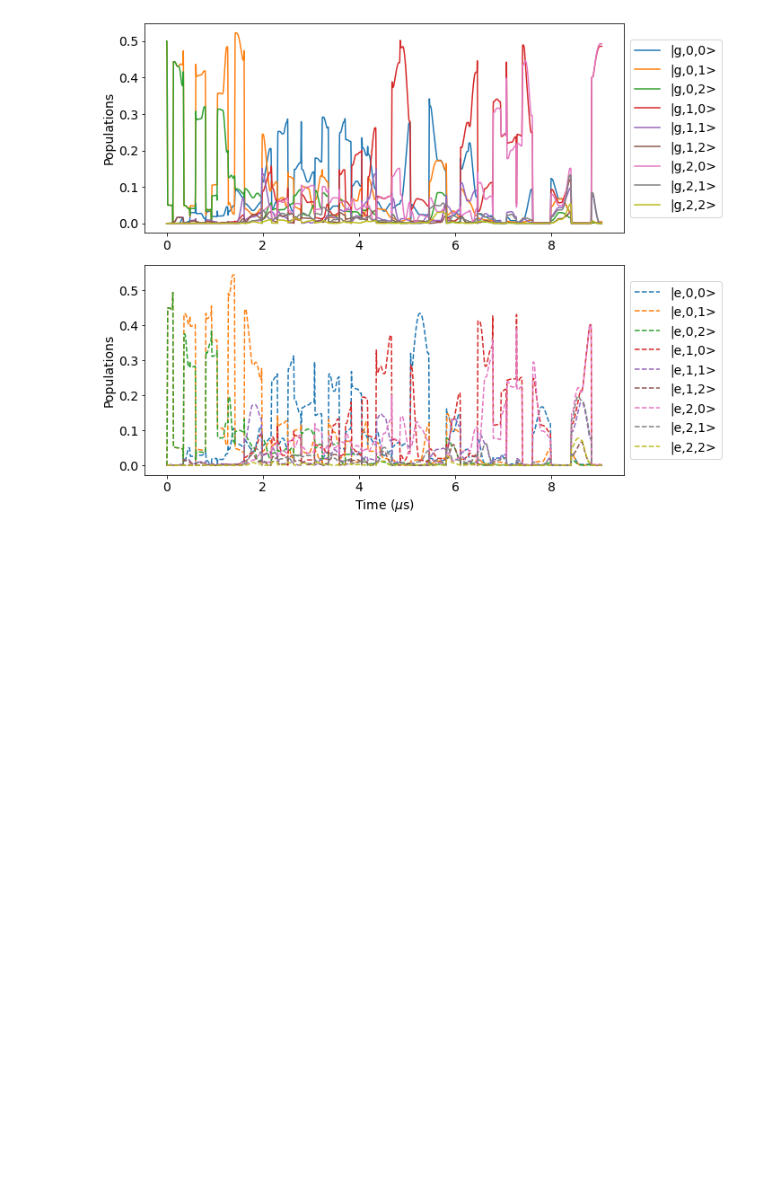
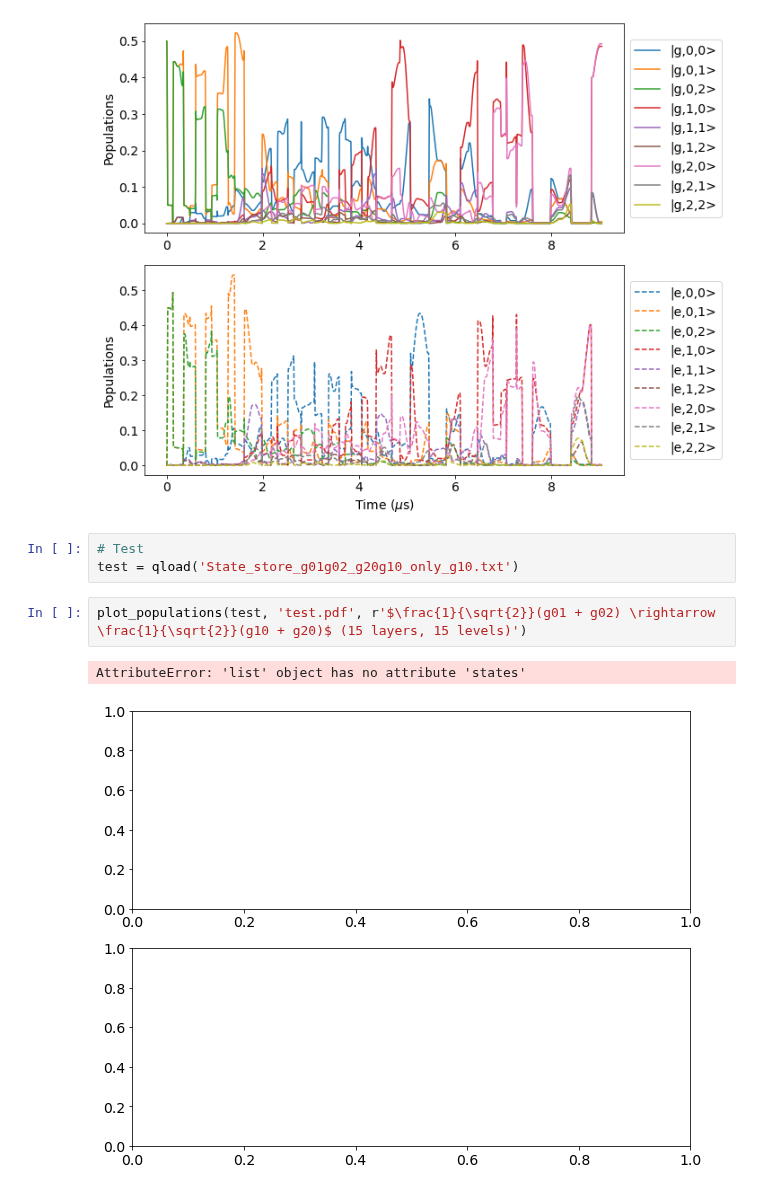
Before and after one commit to EeshGupta/Multimode-Conditional-Displacements, a Jupyter notebook: hpc_runs/two_mode_ecd/Simultaneous State Transfer/Qutip Simulation.ipynb, the cells around one changed output. Saved outputs shown, nothing was run; the diff lists cells and outputs as text; blank space fills up the shorter version.

```diff
--- a/hpc_runs/two_mode_ecd/Simultaneous State Transfer/Qutip Simulation.ipynb
+++ b/hpc_runs/two_mode_ecd/Simultaneous State Transfer/Qutip Simulation.ipynb
@@ -699,3 +702,11 @@ plot_populations(output2, 'g01g02_g20g10_only_g20.pdf', r'$g02 \rightarrow g20$
 plot_populations(output3, 'g01g02_g20g10_both_g10_g20.pdf', r'$\frac{1}{\sqrt{2}}(g01 + g02) \rightarrow \frac{1}{\sqrt{2}}(g10 + g20)$ (15 layers, 15 levels)')
 # %% [output]
 [figure]
+# %%
+# Test
+test = qload('State_store_g01g02_g20g10_only_g10.txt')
+# %%
+plot_populations(test, 'test.pdf', r'$\frac{1}{\sqrt{2}}(g01 + g02) \rightarrow \frac{1}{\sqrt{2}}(g10 + g20)$ (15 layers, 15 levels)')
+# %% [output]
+AttributeError: 'list' object has no attribute 'states'
+[figure, added]
```
Also changed, not shown: parts of 7 cells of this notebook, 8 other files.
